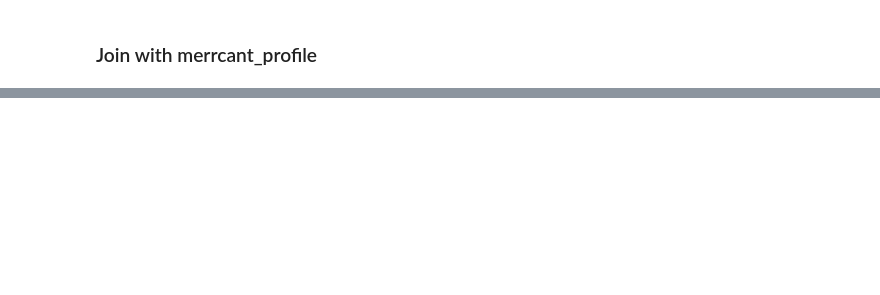
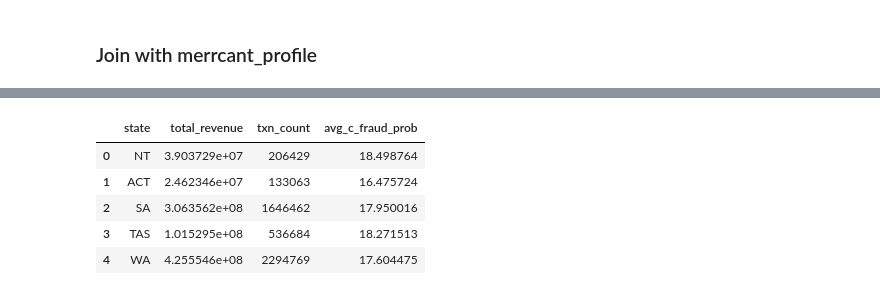
Before and after one commit to Kevin-XXX/Project-2, a Jupyter notebook: part234.ipynb, the cells around one changed output, grey strips where cells are left out. Drawn from its saved outputs; the diff is of its cells as text; code cells hidden in the pictures; blank space fills up the shorter version.

Commit message:
Replace part234.ipynb with updated version

```diff
--- a/part234.ipynb
+++ b/part234.ipynb
@@ -15,9 +15,10 @@ from pyspark.sql import functions as F
 from pyspark.sql.types import ArrayType, StringType
 from pyspark.sql.functions import count as Fcount
 from pyspark.sql.window import Window
+import geopandas as gpd
 
 spark = SparkSession.builder \
-    .appName("BNPL_Part1_Data") \
+    .appName("BNPL_Part234_Data") \
     .config("spark.driver.memory", "6g") \
     .getOrCreate()
 # %% [output]
@@ -251,15 +315,17 @@ only showing top 10 rows
 # %% [markdown]
 # Final Data Merge (External Data)
 # %%
-# Step 1: 只保留 transactions_df 需要的列
-trans_dates = transactions_df.select("order_id", "order_datetime")
+from pyspark.sql.functions import col
 
-# Step 2: join 到 preprocessed_data
+# Step 1: 给右边的列改名，避免重复
+trans_dates = transactions_df.select("order_id", col("order_datetime").alias("order_datetime_ref"))
+
+# Step 2: join
 preprocessed_data = (
-    preprocessed_data
+    transactions_df
     .join(trans_dates, on="order_id", how="left")
 )
 
-# Step 3: 检查结果
+# Step 3: 检查
 preprocessed_data.show(10, truncate=False)
 # %% [output]
@@ -527,6 +594,10 @@ df_cleaned = df_with_merchant.drop(
     "order_date"     # 和 order_datetime 重复
 )
 
+# 将所有列名转为小写
+df_cleaned = df_cleaned.toDF(*[c.lower() for c in df_cleaned.columns])
+
+
 # 预览清理后的结果
 df_cleaned.printSchema()
 df_cleaned.show(10, truncate=False)
@@ -575,0 +697,25 @@ Data saved as Parquet at initial_transaction.parquet
+# %%
+from pyspark.sql import functions as F
+
+# 只取我们需要的列，避免额外数据干扰
+agg_spark = (
+    df_cleaned
+    .filter(F.col("state").isNotNull())
+    .groupBy("state")
+    .agg(
+        F.sum("dollar_value").alias("total_revenue"),
+        F.count(F.lit(1)).alias("txn_count"),
+        F.avg("c_fraud_prob").alias("avg_c_fraud_prob")   # NOTE: 用 consumer fraud 概率做平均（m_fraud_prob 缺失较多）
+    )
+)
+
+# 转 pandas，给 geopandas merge 用
+agg_pd = agg_spark.toPandas()
+agg_pd.head()
+# %% [output]
+|  | state | total_revenue | txn_count | avg_c_fraud_prob |
+| 0 | NT | 3.903729e+07 | 206429 | 18.498764 |
+| 1 | ACT | 2.462346e+07 | 133063 | 16.475724 |
+| 2 | SA | 3.063562e+08 | 1646462 | 17.950016 |
+| 3 | TAS | 1.015295e+08 | 536684 | 18.271513 |
+| 4 | WA | 4.255546e+08 | 2294769 | 17.604475 |
```
Also changed, not shown: parts of 18 cells of this notebook.
